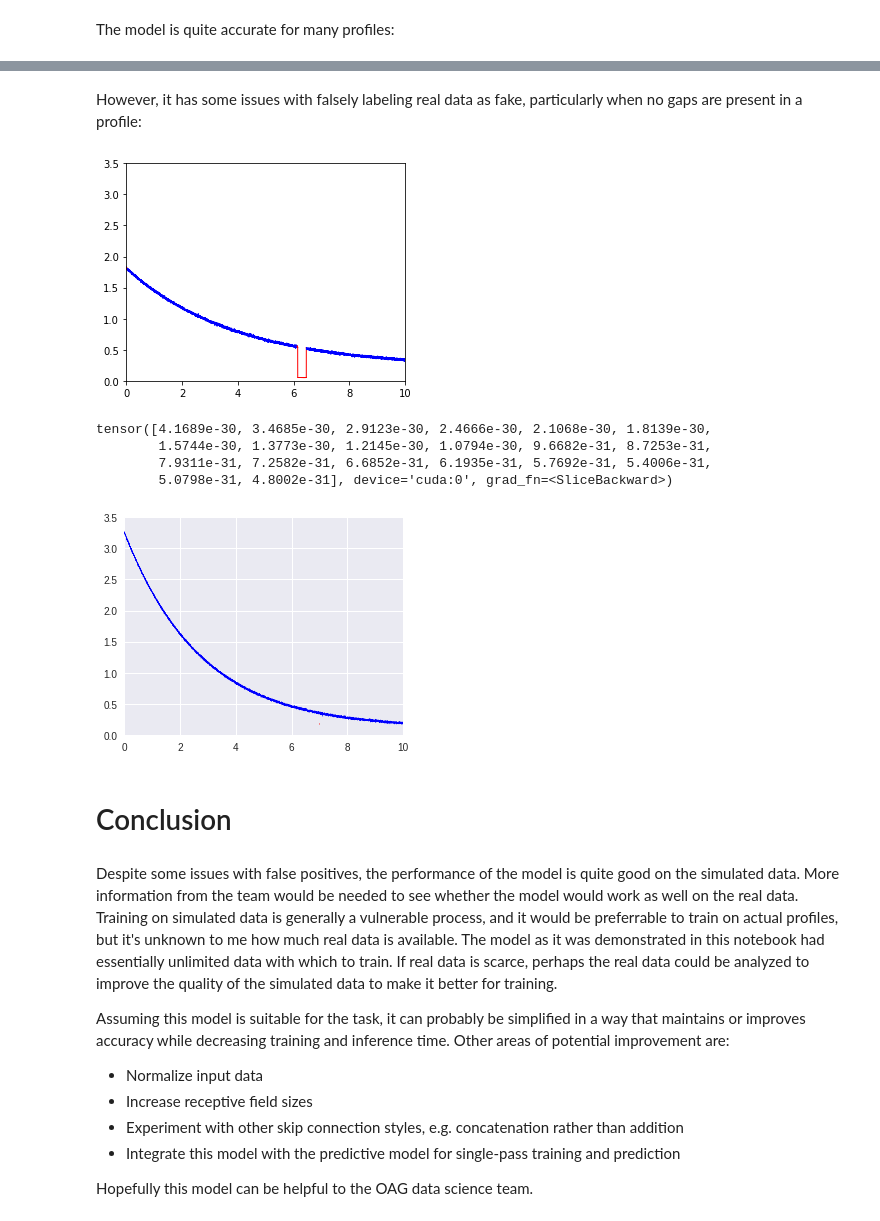
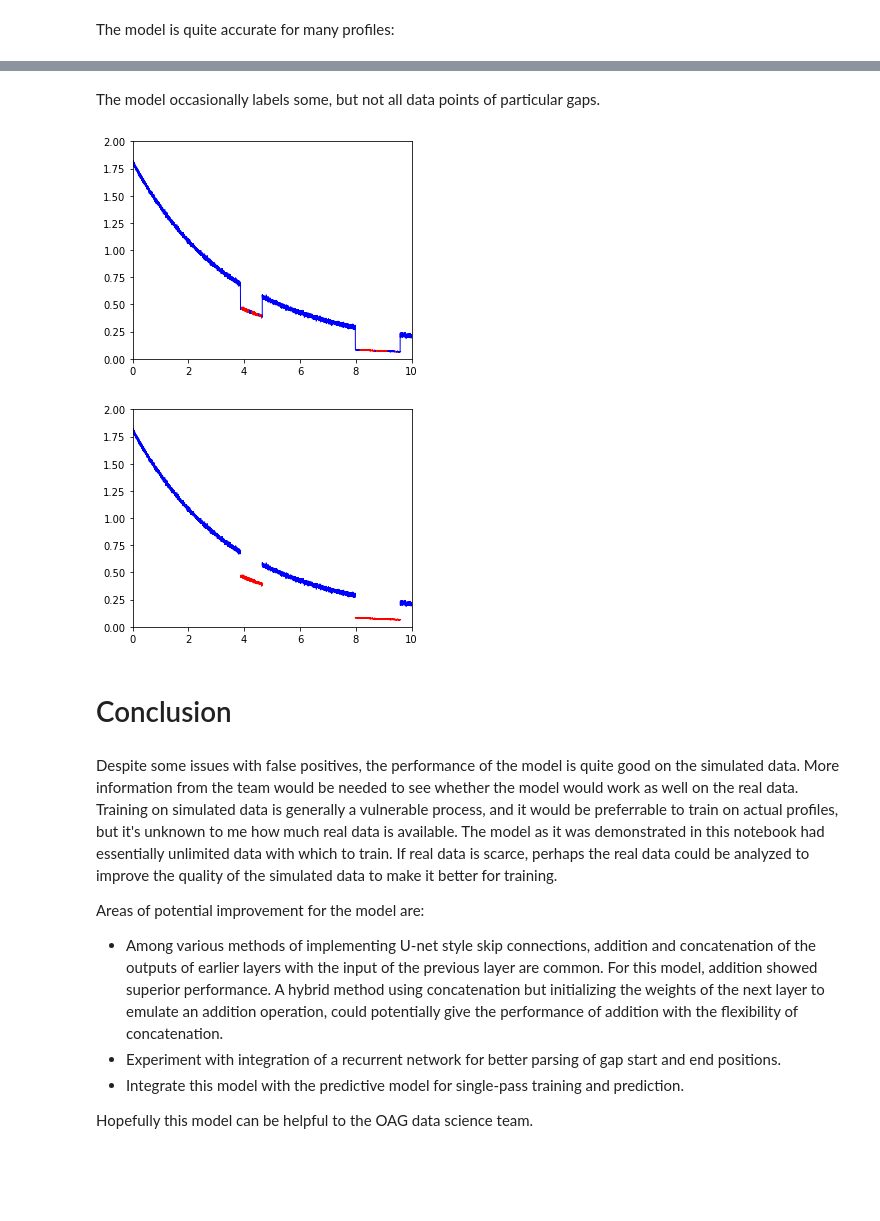
Before and after one commit to yasrynn/ML-Notebooks, a Jupyter notebook: production_seg.ipynb, the cells around one changed output, grey strips where cells are left out. Drawn from its saved outputs; the diff is of its cells as text; code cells hidden in the pictures; blank space fills up the shorter version.

```diff
--- a/production_seg.ipynb
+++ b/production_seg.ipynb
@@ -252,9 +254,7 @@ il,labels = il.no_split(),labels.no_split()
 # %%
-train,valid = LabelList(il.train,labels.train),LabelList(il.valid,labels.valid)
+train,valid = LabelList(ils.train,lils.train),LabelList(ils.valid,lils.valid)
 # %%
-lls = LabelLists('.',train,valid)
+db = LabelLists('.',train,valid).databunch()
-# %%
-db = lls.databunch()
 # %% [markdown]
 # Model
 # %% [markdown]
@@ -565,31 +460,23 @@ lin_plot(list(zip(xs,x[i].squeeze())),y[i].squeeze(),[0,10],[0,5]) # Actual labe
-# %% [markdown]
-However, it has some issues with falsely labeling real data as fake, particularly when no gaps are present in a profile:
+# %% [markdown]
+The model occasionally labels some, but not all data points of particular gaps.
 # %%
-i = 1
-lin_plot(list(zip(xs,x[i].squeeze())),learn.model(x[i].unsqueeze(0).cuda()).round().squeeze(),[0,10],[0,3.5]) # Predicted labels
+i = 18
+lin_plot(list(zip(xs,x[i].squeeze())),learn.model(x[i].unsqueeze(0).cuda()).round().squeeze(),[0,10],[0,2]) # Predicted labels
 # %% [output]
-[figure, old version]
+[figure, new version]
-# %%
-learn.model(x[i].unsqueeze(0).cuda()).squeeze()[6200:6220]
-# %% [output]
-tensor([4.1689e-30, 3.4685e-30, 2.9123e-30, 2.4666e-30, 2.1068e-30, 1.8139e-30,
-        1.5744e-30, 1.3773e-30, 1.2145e-30, 1.0794e-30, 9.6682e-31, 8.7253e-31,
-        7.9311e-31, 7.2582e-31, 6.6852e-31, 6.1935e-31, 5.7692e-31, 5.4006e-31,
-        5.0798e-31, 4.8002e-31], device='cuda:0', grad_fn=<SliceBackward>)
 # %%
-lin_plot(list(zip(xs,x[i].squeeze())),y[i].squeeze(),[0,10],[0,3.5]) # Actual labels
+lin_plot(list(zip(xs,x[i].squeeze())),y[i].squeeze(),[0,10],[0,2]) # Actual labels
 # %% [output]
-[figure, old version]
+[figure, new version]
 # %% [markdown]
 # Conclusion
 # %% [markdown]
 Despite some issues with false positives, the performance of the model is quite good on the simulated data.  More information from the team would be needed to see whether the model would work as well on the real data.  Training on simulated data is generally a vulnerable process, and it would be preferrable to train on actual profiles, but it's unknown to me how much real data is available.  The model as it was demonstrated in this notebook had essentially unlimited data with which to train.  If real data is scarce, perhaps the real data could be analyzed to improve the quality of the simulated data to make it better for training.
 
-Assuming this model is suitable for the task, it can probably be simplified in a way that maintains or improves accuracy while decreasing training and inference time.  Other areas of potential improvement are:
+Areas of potential improvement for the model are:
 
-* Normalize input data
-* Increase receptive field sizes
-* Experiment with other skip connection styles, e.g. concatenation rather than addition
-* Integrate this model with the predictive model for single-pass training and prediction
+* Among various methods of implementing U-net style skip connections, addition and concatenation of the outputs of earlier layers with the input of the previous layer are common.  For this model, addition showed superior performance.  A hybrid method using concatenation but initializing the weights of the next layer to emulate an addition operation, could potentially give the performance of addition with the flexibility of concatenation.
+* Experiment with integration of a recurrent network for better parsing of gap start and end positions.
+* Integrate this model with the predictive model for single-pass training and prediction.
 
 Hopefully this model can be helpful to the OAG data science team.
```
Also changed, not shown: parts of 57 cells of this notebook.
